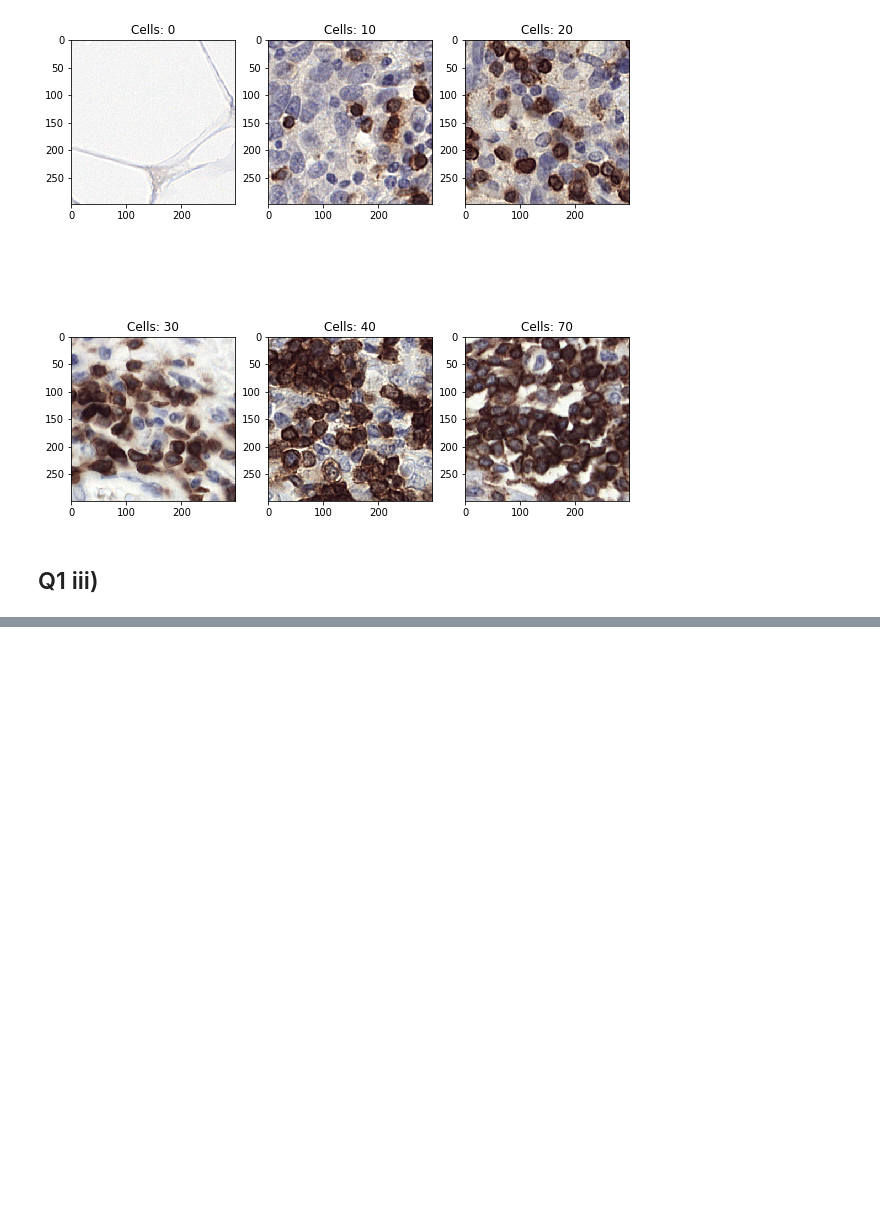
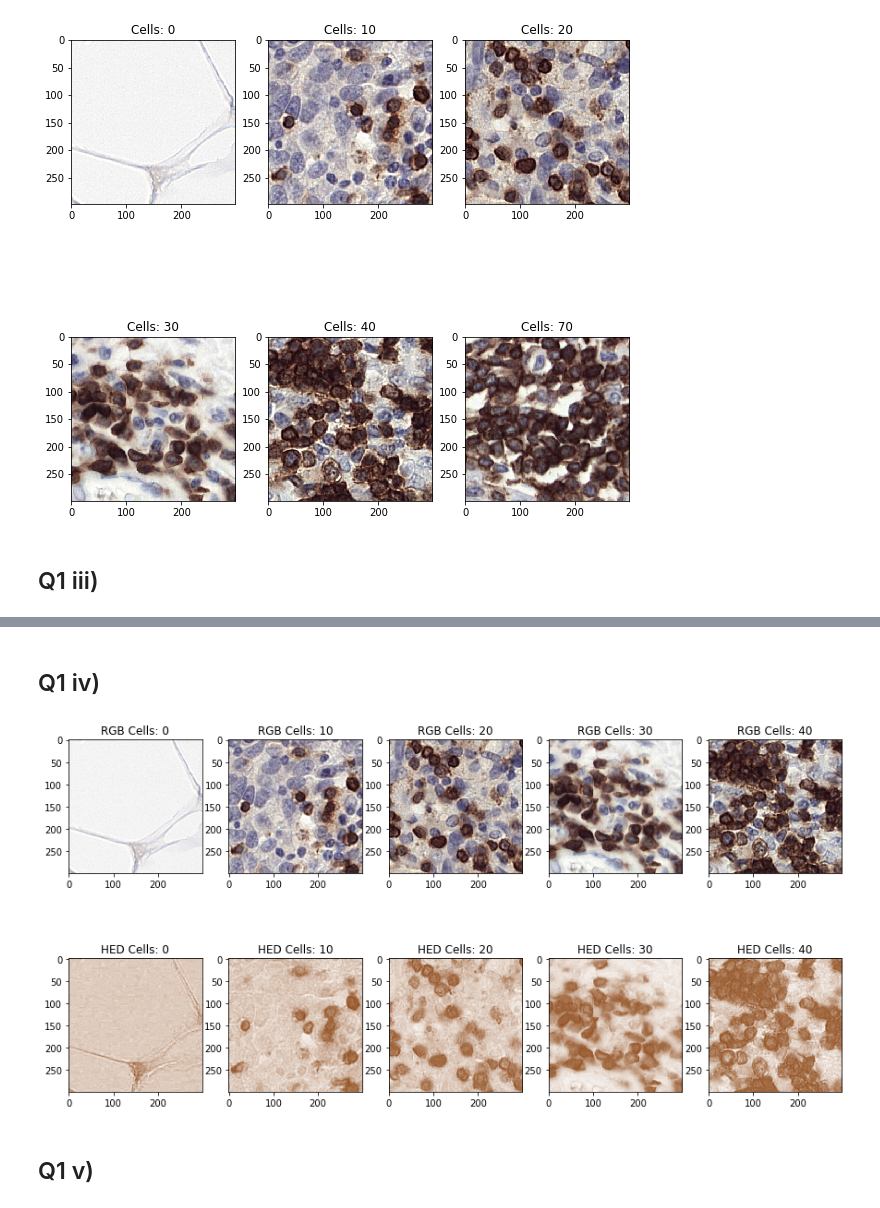
Before and after one commit to BossCodersHQ/cs909-assignment2, a Jupyter notebook: Assignment2.ipynb, the cells around one changed output, grey strips where cells are left out. Saved outputs shown, nothing was run; the diff lists cells and outputs as text; code cells hidden in the pictures; blank space fills up the shorter version.

```diff
--- a/Assignment2.ipynb
+++ b/Assignment2.ipynb
@@ -86,0 +84,26 @@ len(Y)
+# %% [markdown]
+## Q1 iv)
+# %%
+num_images = 5
+multiplier = 10
+
+# Creating lists of rgb and hed images
+images = [get_image(i*multiplier) for i in range(num_images)]
+hed_images = [rgb2hed(img) for img in images]
+# Creating brown colourmap
+cmap_dab = LinearSegmentedColormap.from_list('mycmap', ['white',
+                                             'saddlebrown'])
+
+# Plotting Graph
+fig, ax = plt.subplots(2, num_images, figsize=(num_images * 3,8))
+
+for i in range(num_images):
+    ax[0,i].imshow(images[i])
+    ax[0,i].title.set_text("RGB Cells: " + str(i * multiplier))
+
+    ax[1,i].imshow(hed_images[i][:,:,2], cmap=cmap_dab)
+    ax[1,i].title.set_text("HED Cells: " + str(i * multiplier))
+# %% [output]
+[figure, added]
+# %% [markdown]
+## Q1 v)
```
Also changed, not shown: parts of 15 cells of this notebook.
